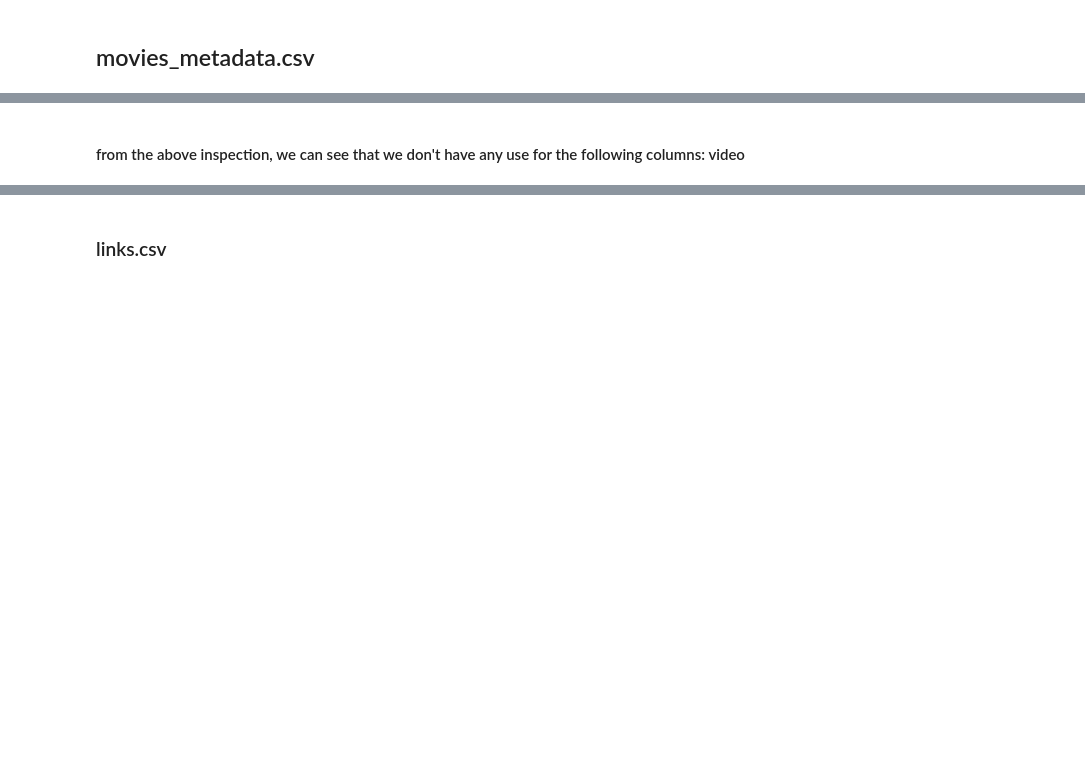
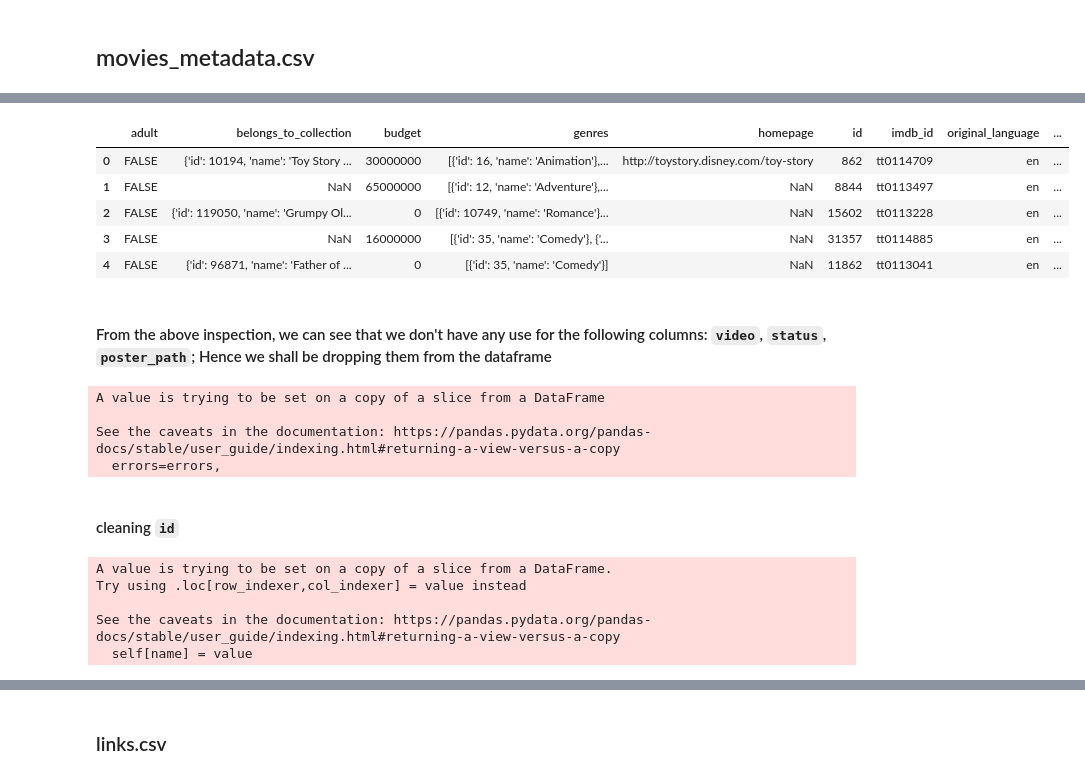
Before and after one commit to tsingh14/movie-api, a Jupyter notebook: movie_data_cleaning_exploring.ipynb, the cells around one changed output, grey strips where cells are left out. Drawn from its saved outputs; the diff is of its cells as text; code cells hidden in the pictures; blank space fills up the shorter version.

Commit message:
fixed json conversions; explored columns

```diff
--- a/movie_data_cleaning_exploring.ipynb
+++ b/movie_data_cleaning_exploring.ipynb
@@ -110,4 +72,4 @@ file saved test.json
 # %% [markdown]
 ## movies_metadata.csv
 # %%
-movies_meta = pd.read_csv(root+'movies_metadata.csv')
+movies_meta = pd.read_csv(root+'movies_metadata.csv', low_memory=False)
@@ -114,2 +96,20 @@ movies_meta = pd.read_csv(root+'movies_metadata.csv')
+# %%
+movies_meta.head()
+# %% [output]
+|  | adult | belongs_to_collection | budget | genres | homepage | id | imdb_id | original_language | ... |
+| 0 | FALSE | {'id': 10194, 'name': 'Toy Story ... | 30000000 | [{'id': 16, 'name': 'Animation'},... | http://toystory.disney.com/toy-story | 862 | tt0114709 | en | ... |
+| 1 | FALSE | NaN | 65000000 | [{'id': 12, 'name': 'Adventure'},... | NaN | 8844 | tt0113497 | en | ... |
+| 2 | FALSE | {'id': 119050, 'name': 'Grumpy Ol... | 0 | [{'id': 10749, 'name': 'Romance'}... | NaN | 15602 | tt0113228 | en | ... |
+| 3 | FALSE | NaN | 16000000 | [{'id': 35, 'name': 'Comedy'}, {'... | NaN | 31357 | tt0114885 | en | ... |
+| 4 | FALSE | {'id': 96871, 'name': 'Father of ... | 0 | [{'id': 35, 'name': 'Comedy'}] | NaN | 11862 | tt0113041 | en | ... |
 # %% [markdown]
-#### from the above inspection, we can see that we don't have any use for the following columns: video
+#### From the above inspection, we can see that we don't have any use for the following columns: `video`, `status`, `poster_path`; Hence we shall be dropping them from the dataframe
+# %%
+movies_meta.drop(['video', 'status', 'poster_path'], axis=1, inplace=True)
+# %% [output]
+A value is trying to be set on a copy of a slice from a DataFrame
+
+See the caveats in the documentation: https://pandas.pydata.org/pandas-docs/stable/user_guide/indexing.html#returning-a-view-versus-a-copy
+  errors=errors,
+# %% [markdown]
+#### cleaning `id`
@@ -115,0 +122,8 @@ movies_meta = pd.read_csv(root+'movies_metadata.csv')
+# %%
+movies_meta.id = movies_meta.id.apply(clean_id)
+# %% [output]
+A value is trying to be set on a copy of a slice from a DataFrame.
+Try using .loc[row_indexer,col_indexer] = value instead
+
+See the caveats in the documentation: https://pandas.pydata.org/pandas-docs/stable/user_guide/indexing.html#returning-a-view-versus-a-copy
+  self[name] = value
```
Also changed, not shown: parts of 26 cells of this notebook, 1 other file.
